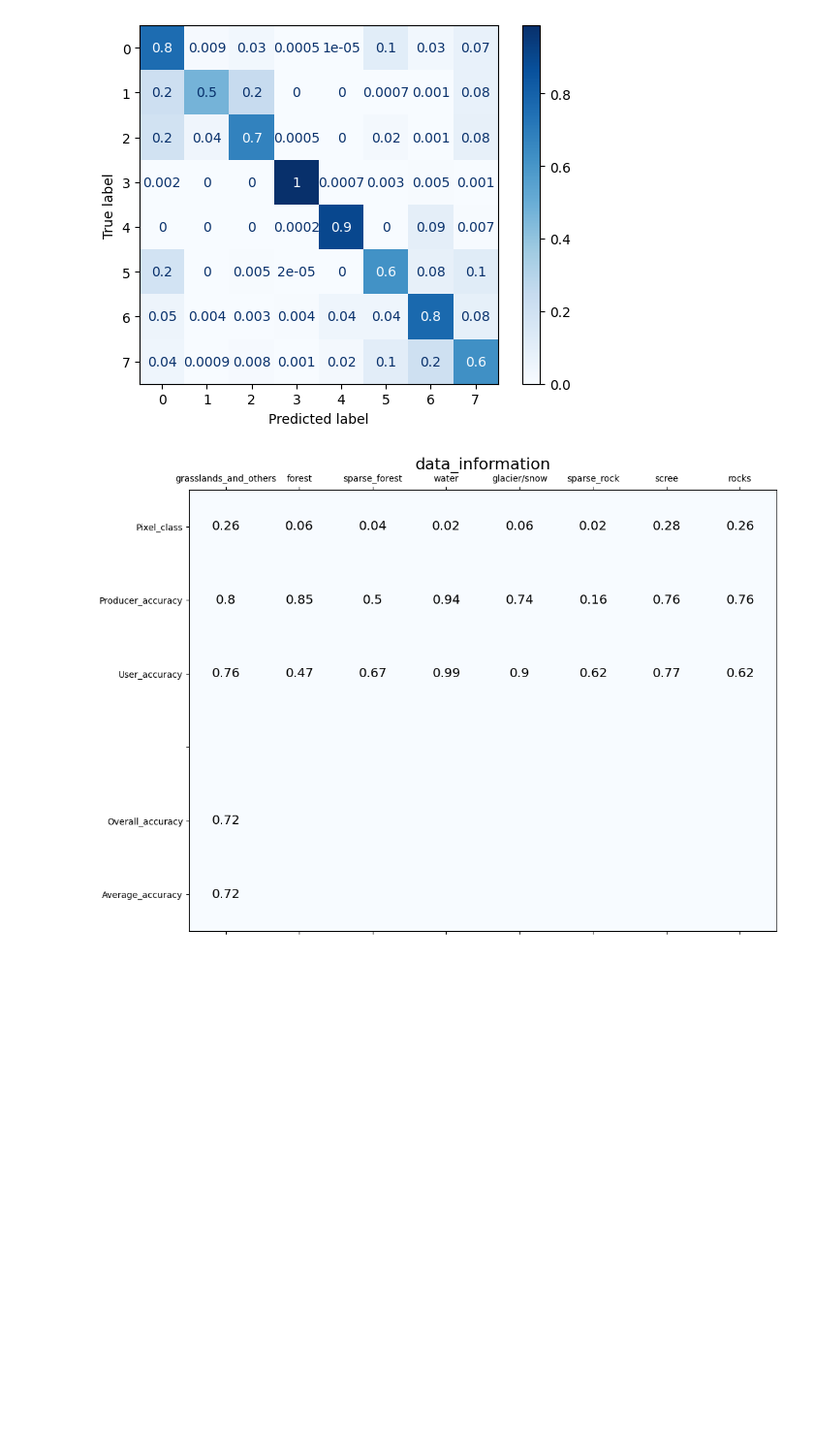
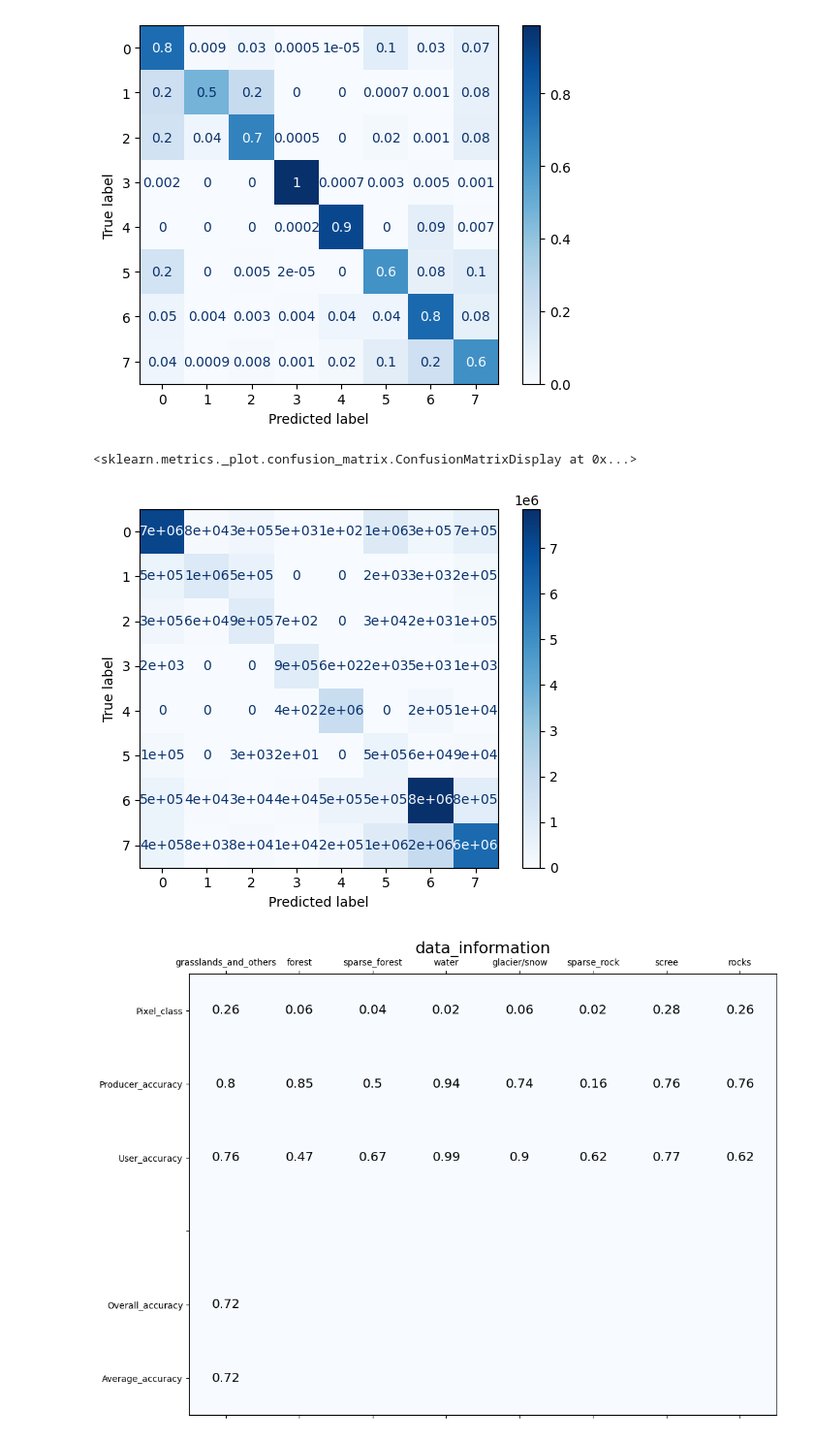
Before and after one commit to a-texier/IPEO-project-2022, a Jupyter notebook: Project-IPEO-2022.ipynb, the cells around one changed output. Shown: that part at 97% size. Drawn from its saved outputs; the diff is of its cells as text; code cells hidden in the pictures; blank space fills up the shorter version.

```diff
--- a/Project-IPEO-2022.ipynb
+++ b/Project-IPEO-2022.ipynb
@@ -816,9 +816,9 @@ Val set: Average loss: 1.1372, Accuracy: 270.92130625/436 (62%)
 # %% [markdown]
 ### save + load the model
 # %%
-torch.save(model,"100epochW(boost0(+5),1(+25),6(+5) et 7(+3)+D(0.1(1),0.5(2),0.3(5),0.3(7))")
-#model_load = torch.load("model_100_epoch")
-#model = model_load
+#torch.save(model,"100epochW(boost0(+5),1(+25),6(+5) et 7(+3)+D(0.1(1),0.5(2),0.3(5),0.3(7))")
+model_load = torch.load("100epochW(boost0(+5),1(+25),6(+5) et 7(+3)+D(0.1(1),0.5(2),0.3(5),0.3(7))")
+model = model_load
 # %% [markdown]
 ## Test U_net model + RF
 # %%
@@ -973,6 +973,13 @@ LABEL_CLASSES = {
 920
 920
 [figure]
+# %%
+display = ConfusionMatrixDisplay.from_predictions(gts, preds,cmap="Blues",values_format='.0g')
+
+display
+# %% [output]
+<sklearn.metrics._plot.confusion_matrix.ConfusionMatrixDisplay at 0x...>
+[figure, added]
 # %%
 LABEL_CLASSES = {
       'rocks': 		  7,
```
Also changed, not shown: parts of 20 cells of this notebook.
